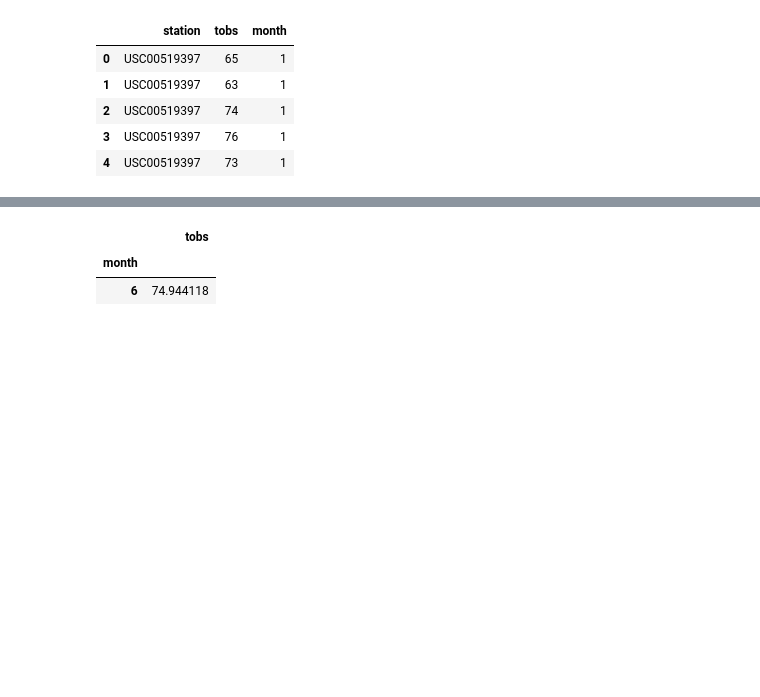
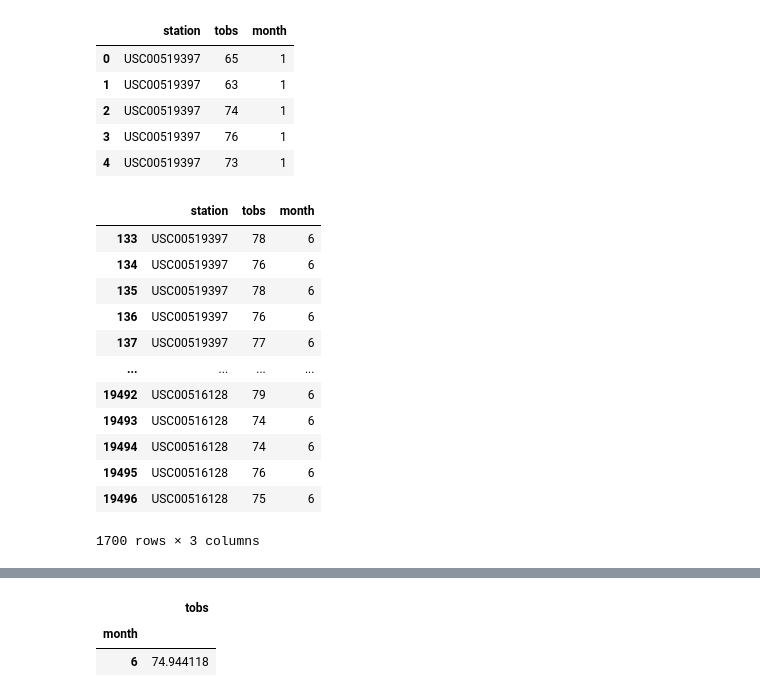
Before and after one commit to harsh-env/sqlalchemy-challenge, a Jupyter notebook: temp_analysis_bonus_1_starter.ipynb, the cells around one changed output, grey strips where cells are left out. Drawn from its saved outputs; the diff is of its cells as text; code cells hidden in the pictures; blank space fills up the shorter version.

```diff
--- a/temp_analysis_bonus_1_starter.ipynb
+++ b/temp_analysis_bonus_1_starter.ipynb
@@ -86,3 +86,20 @@ df_station.head()
 | 2 | USC00519397 | 74 | 1 |
 | 3 | USC00519397 | 76 | 1 |
 | 4 | USC00519397 | 73 | 1 |
+# %%
+df_june1 = df_station.loc[(df_station["month"]==6)]
+df_june1
+# %% [output]
+|  | station | tobs | month |
+| 133 | USC00519397 | 78 | 6 |
+| 134 | USC00519397 | 76 | 6 |
+| 135 | USC00519397 | 78 | 6 |
+| 136 | USC00519397 | 76 | 6 |
+| 137 | USC00519397 | 77 | 6 |
+| ... | ... | ... | ... |
+| 19492 | USC00516128 | 79 | 6 |
+| 19493 | USC00516128 | 74 | 6 |
+| 19494 | USC00516128 | 74 | 6 |
+| 19495 | USC00516128 | 76 | 6 |
+| 19496 | USC00516128 | 75 | 6 |
+1700 rows × 3 columns
```
Also changed, not shown: parts of 12 cells of this notebook.
